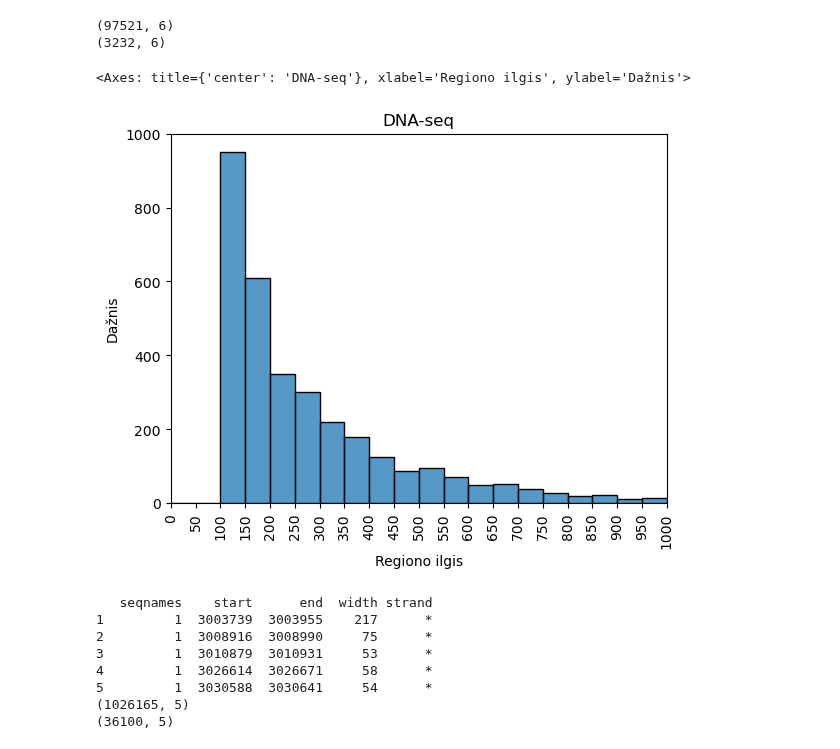
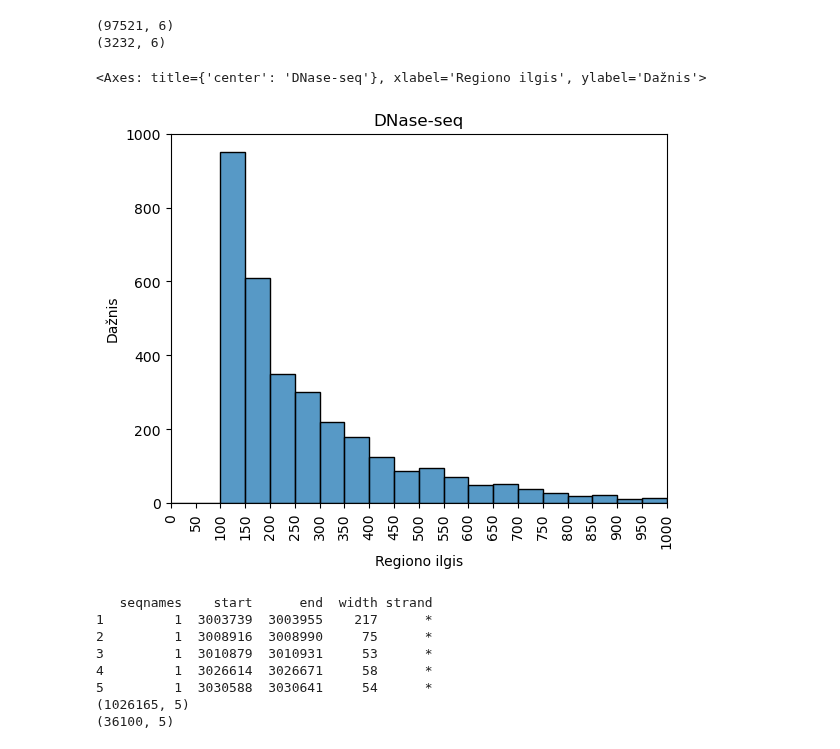
Before and after one commit to lu-kup/bio-baigiamasis, a Jupyter notebook: scripts/diagrams.ipynb, the cells around one changed output. Saved outputs shown, nothing was run; the diff lists cells and outputs as text; code cells hidden in the pictures.

Commit message:
update diagrams

```diff
--- a/scripts/diagrams.ipynb
+++ b/scripts/diagrams.ipynb
@@ -117,18 +116,18 @@ print(df_dnase.shape)
 # %%
 bins = np.arange(0, 1001, step=50)
 
 df_dnase['Length'] = df_dnase['end'] - df_dnase['start']
 plt.xlim(0, 1000)
 plt.ylim(0, 1000)
 plt.xticks(bins, fontsize = 10, rotation='vertical')
-plt.title("DNA-seq")
+plt.title("DNase-seq")
 plt.xlabel('Regiono ilgis')
 plt.ylabel('Dažnis')
 
 sns.histplot(data=df_dnase, bins=bins, x="Length")
 # %% [output]
-<Axes: title={'center': 'DNA-seq'}, xlabel='Regiono ilgis', ylabel='Dažnis'>
+<Axes: title={'center': 'DNase-seq'}, xlabel='Regiono ilgis', ylabel='Dažnis'>
-[figure, old version]
+[figure, new version]
 # %%
 df_se = pd.read_csv('../inputs/S0_regions_SE.tsv', sep='\t')
 print(df_se.head())
```
Also changed, not shown: parts of 5 cells of this notebook.
